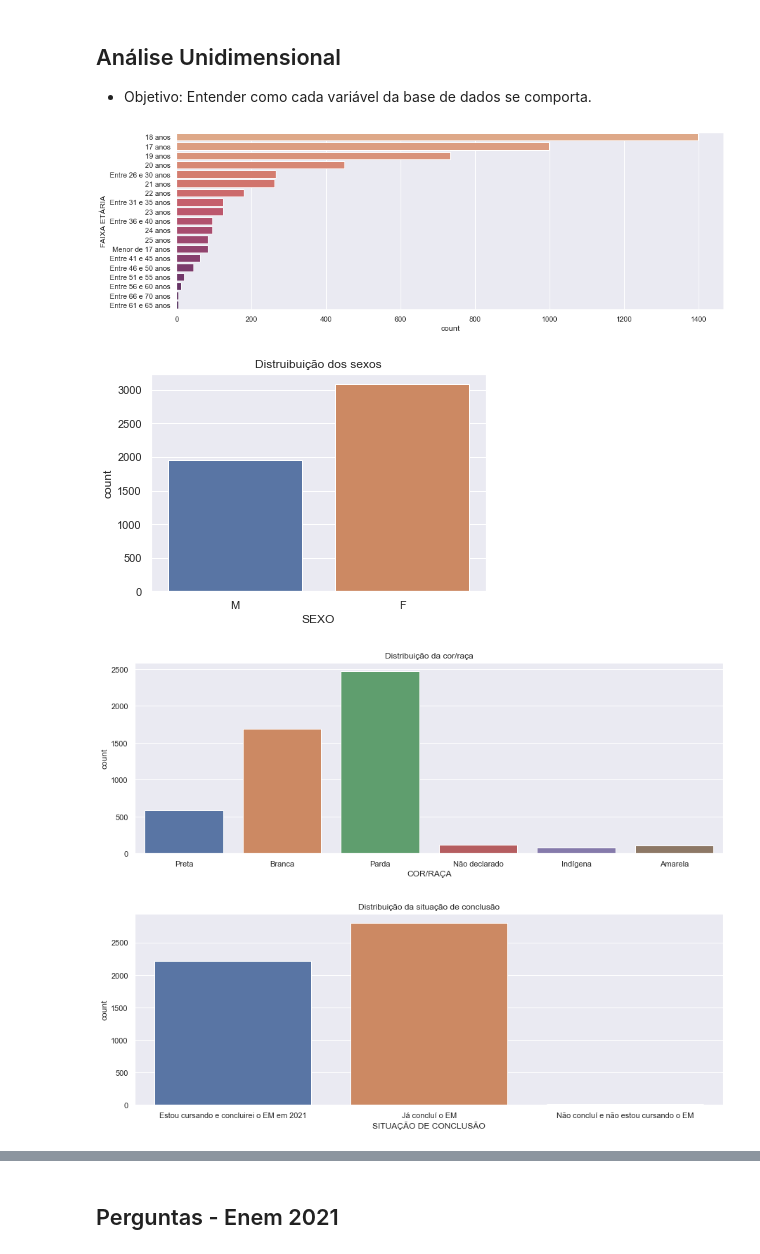
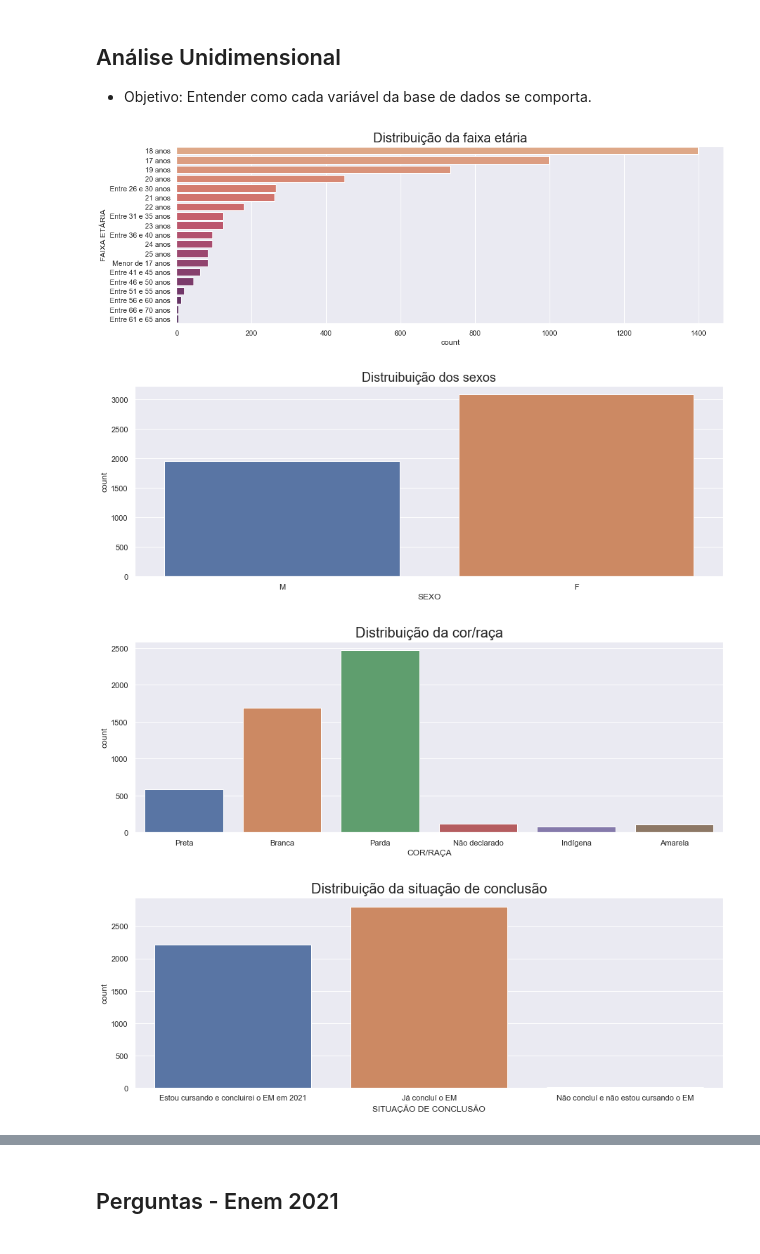
Before and after one commit to Victor-Amarante/Intro_DS, a Jupyter notebook: DataEDA.ipynb, the cells around one changed output, grey strips where cells are left out. Saved outputs shown, nothing was run; the diff lists cells and outputs as text; code cells hidden in the pictures.

```diff
--- a/DataEDA.ipynb
+++ b/DataEDA.ipynb
@@ -126,33 +126,35 @@ df.describe()
 # %%
 # Distribuicao da faixa etaria da nossa base de dados
 fig, ax = plt.subplots(figsize=(15,5))
 ax = sns.countplot(y = 'FAIXA ETÁRIA',
                    data = df,
                    order = df['FAIXA ETÁRIA'].value_counts().index,
                    palette = 'flare')
+ax.set_title('Distribuição da faixa etária', fontsize=20);
 # %% [output]
-[figure, old version]
+[figure, new version]
 # %%
 # Distribuicao dos sexos
+fig, ax = plt.subplots(figsize=(15,5))
 ax = sns.countplot(x = 'SEXO',
                   data = df)
-ax.set_title('Distruibuição dos sexos');
+ax.set_title('Distruibuição dos sexos', fontsize=18);
 # %% [output]
-[figure, old version]
+[figure, new version]
 # %%
 # Distribuicao da cor/raca
 fig, ax = plt.subplots(figsize=(15,5))
 ax = sns.countplot(x = 'COR/RAÇA', data = df)
-ax.set_title('Distribuição da cor/raça');
+ax.set_title('Distribuição da cor/raça',fontsize=20);
 # %% [output]
-[figure, old version]
+[figure, new version]
 # %%
 # Distribuicao da situacao de conclusao
 fig, ax = plt.subplots(figsize=(15,5))
 ax = sns.countplot(x = 'SITUAÇÃO DE CONCLUSÃO', data = df)
-ax.set_title('Distribuição da situação de conclusão');
+ax.set_title('Distribuição da situação de conclusão', fontsize=20);
 # %% [output]
-[figure, old version]
+[figure, new version]
 # %%
 # Distribuicao do tipo de escola
 fig, ax = plt.subplots(figsize=(15,5))
```
Also changed, not shown: parts of 7 cells of this notebook.
